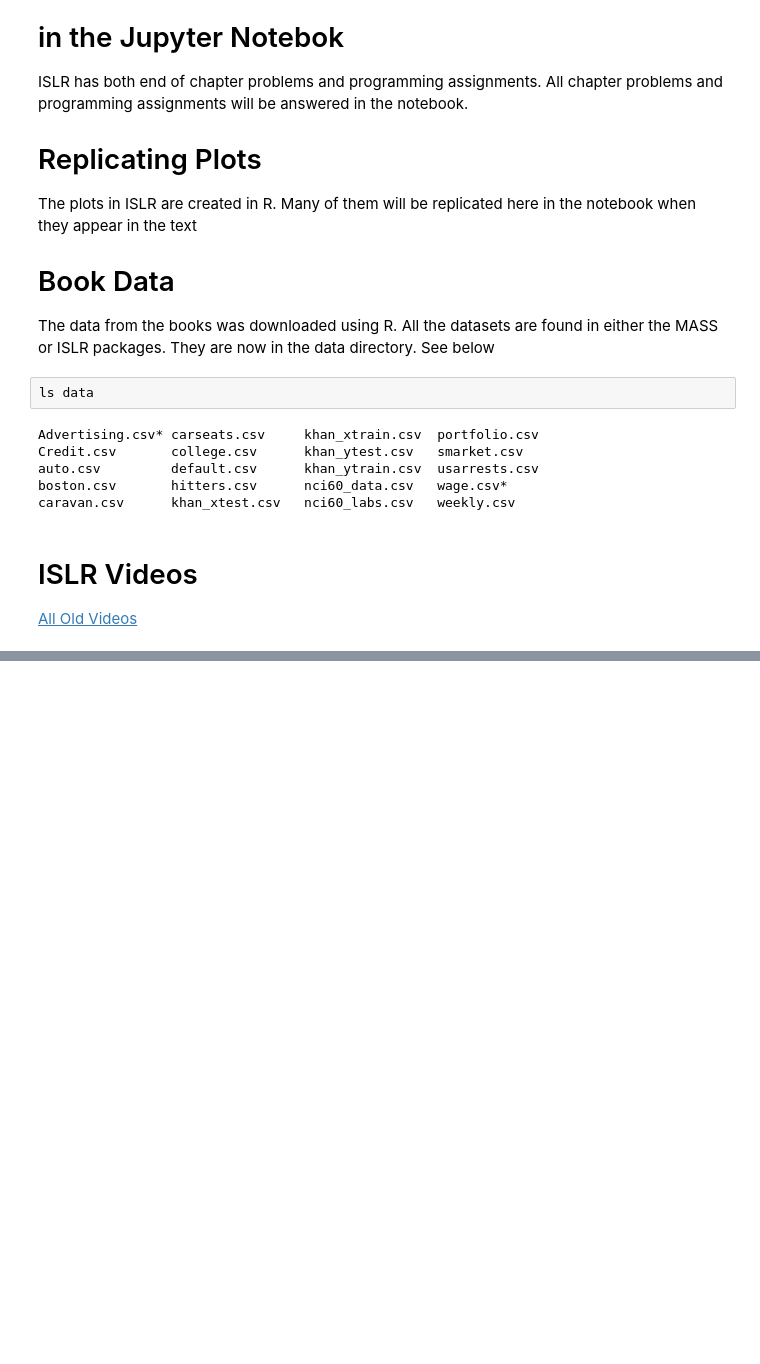
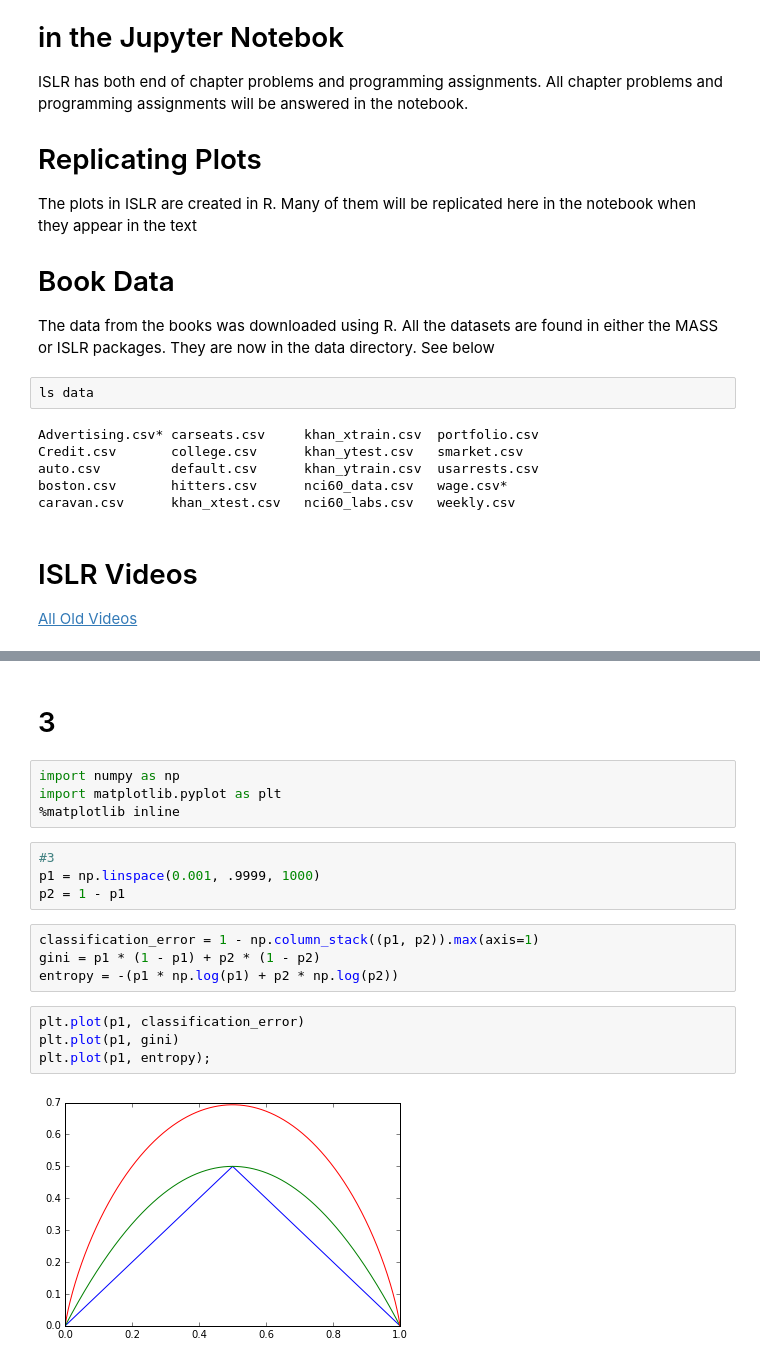
Before and after one commit to tdpetrou/Machine-Learning-Books-With-Python, a Jupyter notebook: Introduction to Statistical Learning/Chapter 8.ipynb, the cells around one changed output, grey strips where cells are left out. Drawn from its saved outputs; the diff is of its cells as text; blank space fills up the shorter version.

```diff
--- a/Introduction to Statistical Learning/Chapter 8.ipynb
+++ b/Introduction to Statistical Learning/Chapter 8.ipynb
@@ -72,0 +149,20 @@ Predict at each node, the most commonly occurring class.
+# %% [markdown]
+# 3
+# %%
+import numpy as np
+import matplotlib.pyplot as plt
+%matplotlib inline
+# %%
+#3
+p1 = np.linspace(0.001, .9999, 1000)
+p2 = 1 - p1
+# %%
+classification_error = 1 - np.column_stack((p1, p2)).max(axis=1)
+gini = p1 * (1 - p1) + p2 * (1 - p2)
+entropy = -(p1 * np.log(p1) + p2 * np.log(p2))
+# %%
+plt.plot(p1, classification_error)
+plt.plot(p1, gini)
+plt.plot(p1, entropy);
+# %% [output]
+[figure, added]
```
Also changed, not shown: parts of 42 cells of this notebook.
